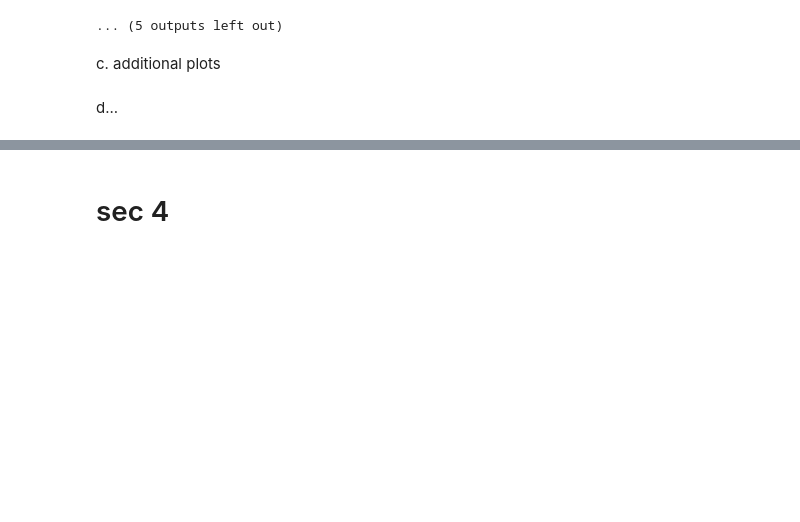
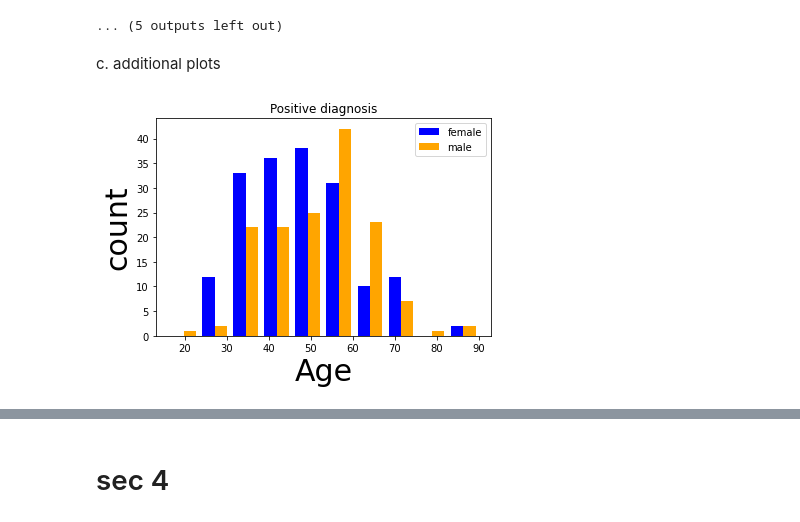
Before and after one commit to mlh-master/hw2_mlh-elinoy-matan, a Jupyter notebook: HW2.ipynb, the cells around one changed output, grey strips where cells are left out. Saved outputs shown, nothing was run; the diff lists cells and outputs as text; code cells hidden in the pictures; blank space fills up the shorter version.

```diff
--- a/HW2.ipynb
+++ b/HW2.ipynb
@@ -150,2 +152,5 @@ import seaborn as sns
-# %% [markdown]
-d...
+# %%
+from DataExplorer import data_gender_explorer
+data_gender_explorer(T1D_dataset_clean)
+# %% [output]
+[figure, added]
```
Also changed, not shown: parts of 32 cells of this notebook, 1 other file.
